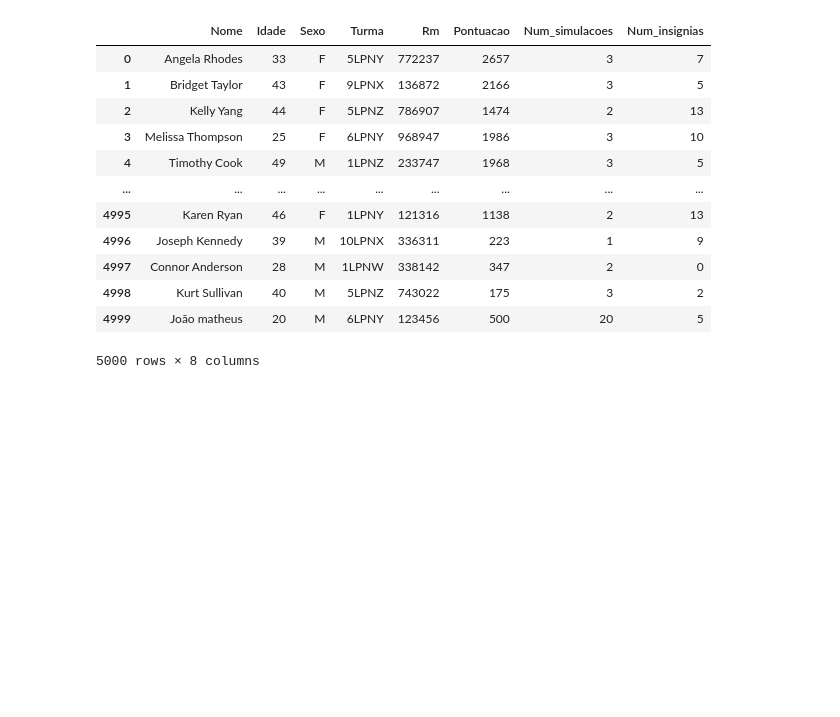
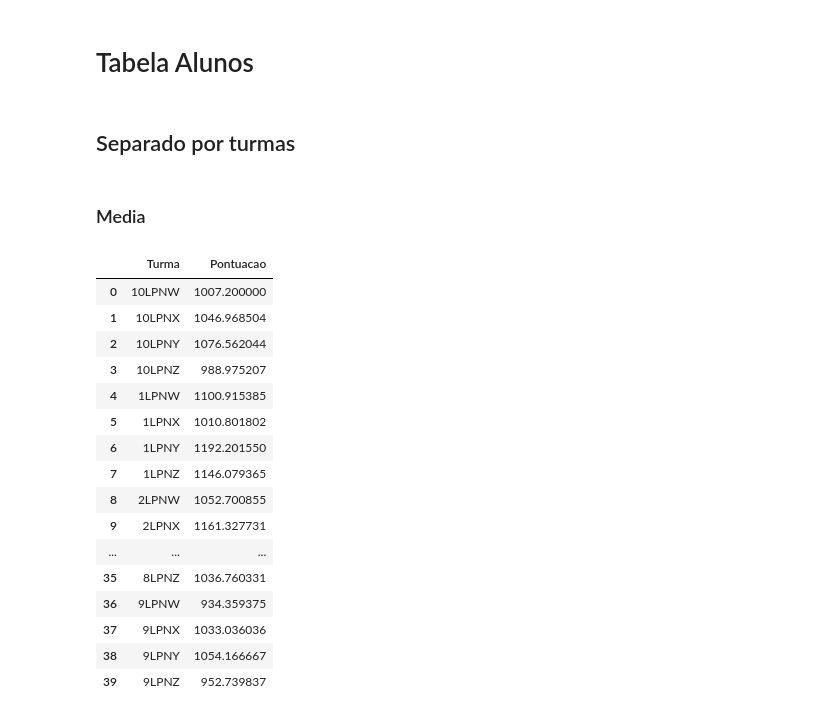
Before and after one commit to daviguerra05/Sprint03_Dynamic_Programming, a Jupyter notebook: Sprint03.ipynb, the cells around one changed output. Saved outputs shown, nothing was run; the diff lists cells and outputs as text; code cells hidden in the pictures; blank space fills up the shorter version.

```diff
--- a/Sprint03.ipynb
+++ b/Sprint03.ipynb
@@ -11,17 +0,0 @@ please provide us feedback at https://github.com/pandas-dev/pandas/issues/54466
-# %%
-alunos = pd.read_csv('./Tabelas/alunos.csv')
-alunos
-# %% [output]
-|  | Nome | Idade | Sexo | Turma | Rm | Pontuacao | Num_simulacoes | Num_insignias |
-| 0 | Angela Rhodes | 33 | F | 5LPNY | 772237 | 2657 | 3 | 7 |
-| 1 | Bridget Taylor | 43 | F | 9LPNX | 136872 | 2166 | 3 | 5 |
-| 2 | Kelly Yang | 44 | F | 5LPNZ | 786907 | 1474 | 2 | 13 |
-| 3 | Melissa Thompson | 25 | F | 6LPNY | 968947 | 1986 | 3 | 10 |
-| 4 | Timothy Cook | 49 | M | 1LPNZ | 233747 | 1968 | 3 | 5 |
-| ... | ... | ... | ... | ... | ... | ... | ... | ... |
-| 4995 | Karen Ryan | 46 | F | 1LPNY | 121316 | 1138 | 2 | 13 |
-| 4996 | Joseph Kennedy | 39 | M | 10LPNX | 336311 | 223 | 1 | 9 |
-| 4997 | Connor Anderson | 28 | M | 1LPNW | 338142 | 347 | 2 | 0 |
-| 4998 | Kurt Sullivan | 40 | M | 5LPNZ | 743022 | 175 | 3 | 2 |
-| 4999 | João matheus | 20 | M | 6LPNY | 123456 | 500 | 20 | 5 |
-5000 rows × 8 columns
@@ -27,0 +3,27 @@ alunos
+# %% [markdown]
+# Tabela Alunos
+# %% [markdown]
+## Separado por turmas
+# %% [markdown]
+### Media
+# %%
+alunos = funcoes.receber_dados_alunos()
+alunos.media_pontuacao_turma()
+# %% [output]
+|  | Turma | Pontuacao |
+| 0 | 10LPNW | 1007.200000 |
+| 1 | 10LPNX | 1046.968504 |
+| 2 | 10LPNY | 1076.562044 |
+| 3 | 10LPNZ | 988.975207 |
+| 4 | 1LPNW | 1100.915385 |
+| 5 | 1LPNX | 1010.801802 |
+| 6 | 1LPNY | 1192.201550 |
+| 7 | 1LPNZ | 1146.079365 |
+| 8 | 2LPNW | 1052.700855 |
+| 9 | 2LPNX | 1161.327731 |
+| ... | ... | ... |
+| 35 | 8LPNZ | 1036.760331 |
+| 36 | 9LPNW | 934.359375 |
+| 37 | 9LPNX | 1033.036036 |
+| 38 | 9LPNY | 1054.166667 |
+| 39 | 9LPNZ | 952.739837 |
```
Also changed, not shown: parts of 23 cells of this notebook, 7 other files.
